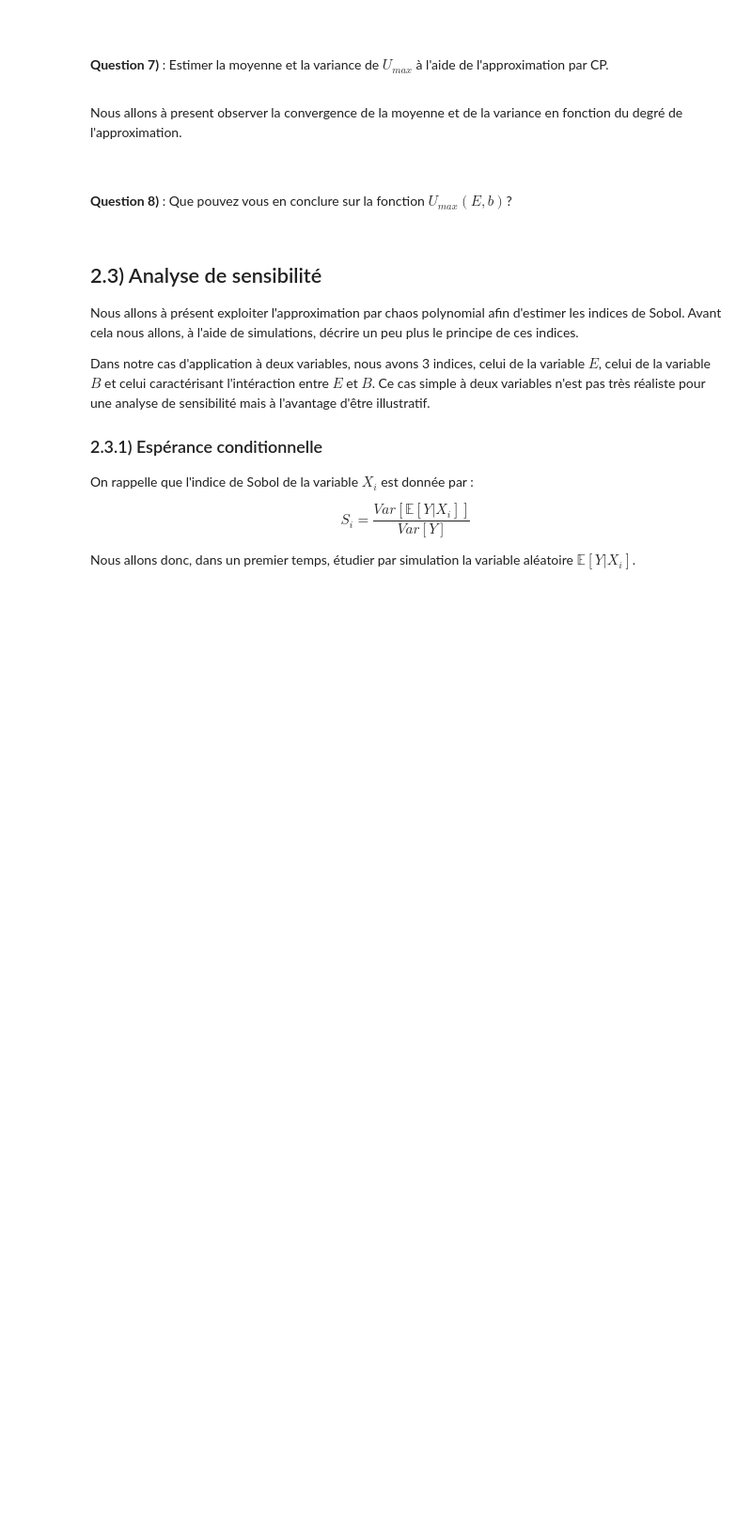
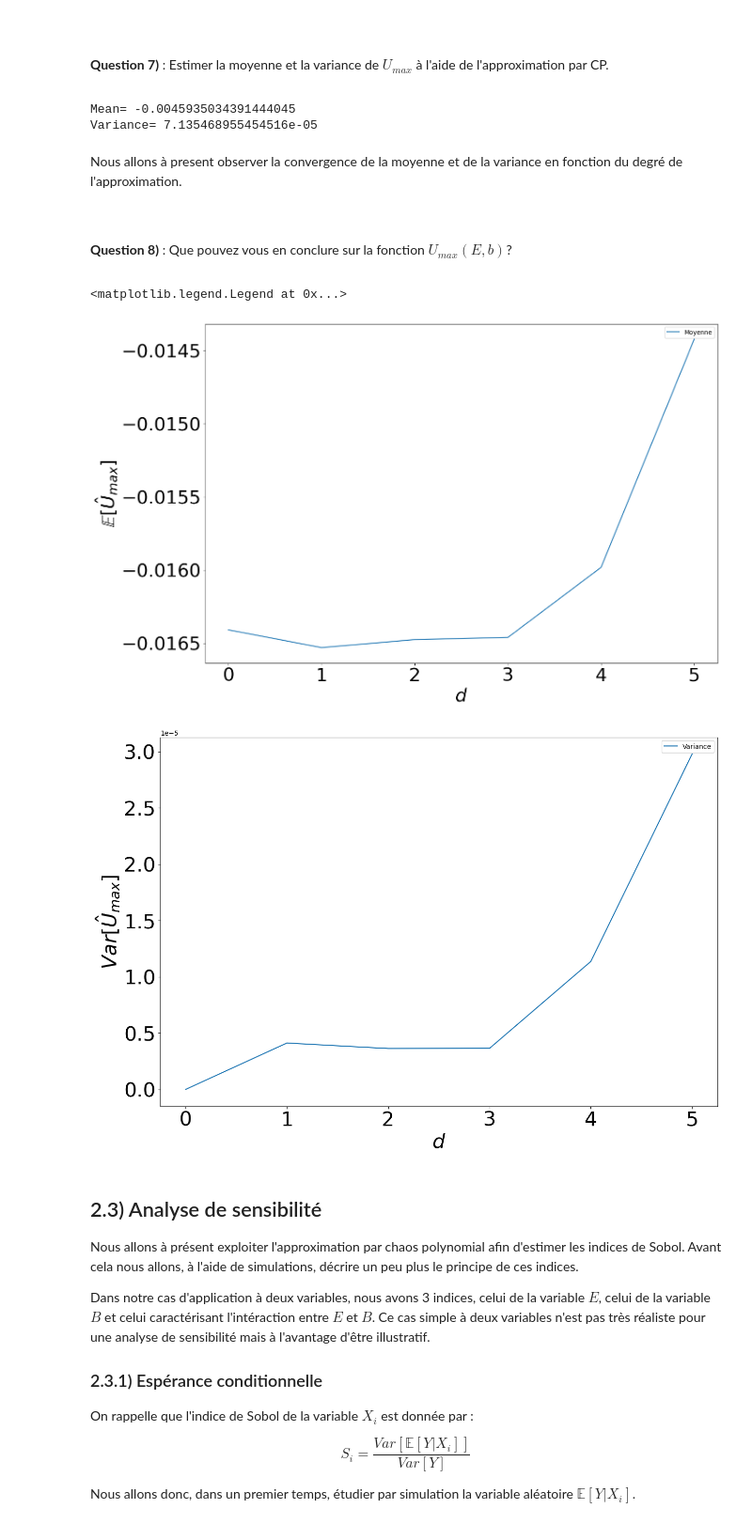
Before and after one commit to ali-hou-supaero/BE_4_Fiability, a Jupyter notebook: BE_4.ipynb, the cells around one changed output. Shown at 94% size. Saved outputs shown, nothing was run; the diff lists cells and outputs as text; code cells hidden in the pictures; blank space fills up the shorter version.

```diff
--- a/BE_4.ipynb
+++ b/BE_4.ipynb
@@ -266,9 +266,12 @@ Predictivity factor  <bound method MetaModelValidation.computeR2Score of class=M
 
 **Question 7)** : Estimer la moyenne et la variance de $U_{max}$ à l'aide de l'approximation par CP.
 # %%
-coefs = np.array(result_CP.#A Completer)
-print("Mean=", #A Completer)
-print("Variance=", #A Completer)
+coefs = np.array(result_CP.getCoefficients()) # A Completer
+print("Mean=", np.mean(coefs)) # A Completer
+print("Variance=", np.var(coefs))# A Completer
+# %% [output]
+Mean= -0.0045935034391444045
+Variance= 7.135468955454516e-05
 # %% [markdown]
 Nous allons à present observer la convergence de la moyenne et de la variance en fonction du degré de l'approximation.
 
@@ -278,31 +281,36 @@ Nous allons à present observer la convergence de la moyenne et de la variance e
 # %%
 Mean = []
 Var = []
 D = [0,1,2,3,4,5]
 for d in D:
-  P = int(np.math.factorial(n+d)/(np.math.factorial(n)*np.math.factorial(d)))
+  P = int(math.factorial(n+d)/(math.factorial(n)*math.factorial(d)))
+  # P = int(math.factorial(d+n-1)/(math.factorial(d)*math.factorial(n-1)))
   adaptiveStrategy = ot.FixedStrategy(base,P)
   CP = ot.FunctionalChaosAlgorithm(input_sample,output_sample,input_distribution,adaptiveStrategy)
   CP.run()
   result_CP = CP.getResult()
   coefficients = np.array(result_CP.getCoefficients())
   Mean.append(coefficients[0])
   Var.append(np.sum(coefficients[1:]**2))
 
 fig = plt.figure(figsize=(15,10))
 ax = fig.add_subplot(111)
 ax.set_xlabel(r'$d$',fontsize = 30)
 ax.set_ylabel (r'$\mathbb{E}[\hat{U}_{max}]$',fontsize=30)
 ax.tick_params(labelsize=30)
 ax.plot(D,Mean, label = 'Moyenne')
 ax.legend(loc=0)
 fig = plt.figure(figsize=(15,10))
 ax = fig.add_subplot(111)
 ax.set_xlabel(r'$d$',fontsize = 30)
 ax.set_ylabel (r'$Var[\hat{U}_{max}]$',fontsize=30)
 ax.tick_params(labelsize=30)
 ax.plot(D,Var, label = 'Variance')
 ax.legend(loc=0)
+# %% [output]
+<matplotlib.legend.Legend at 0x...>
+[figure, added]
+[figure, added]
 # %% [markdown]
 ## 2.3) Analyse de sensibilité
 
```
Also changed, not shown: parts of 4 cells of this notebook.
